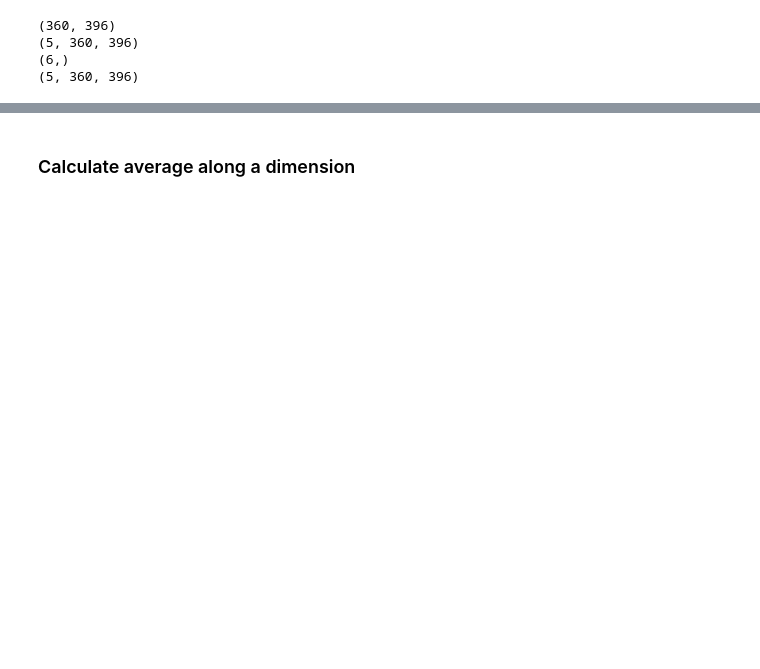
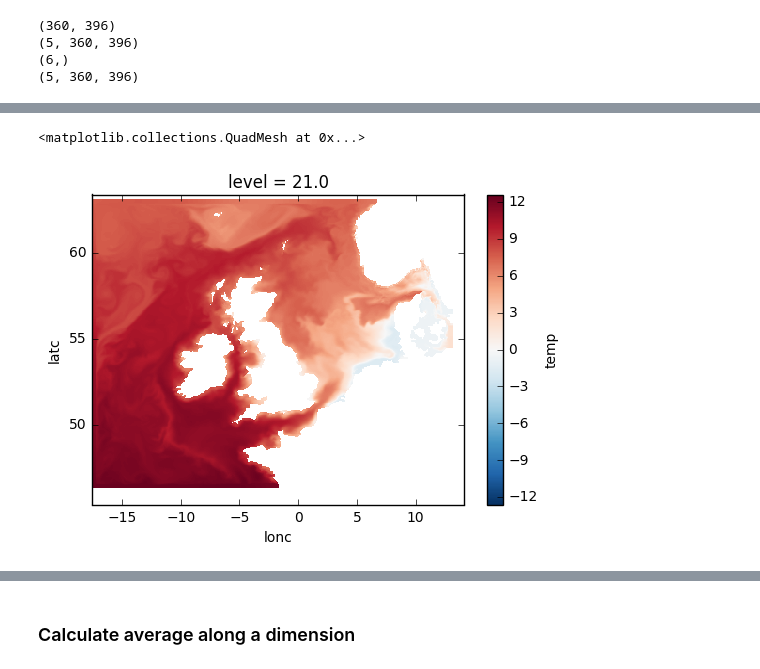
Before and after one commit to ueapy/enveast_python_course_materials, a Jupyter notebook: Day_3/20-Working_with_NetCDF_data.ipynb, the cells around one changed output, grey strips where cells are left out. Saved outputs shown, nothing was run; the diff lists cells and outputs as text; code cells hidden in the pictures; blank space fills up the shorter version.

```diff
--- a/Day_3/20-Working_with_NetCDF_data.ipynb
+++ b/Day_3/20-Working_with_NetCDF_data.ipynb
@@ -138,0 +396,6 @@ Attributes:
+# %%
+# But often, this will do
+time_ave.sel(level=21).plot()
+# %% [output]
+<matplotlib.collections.QuadMesh at 0x...>
+[figure, added]
```
Also changed, not shown: parts of 43 cells of this notebook, 1 other file.
